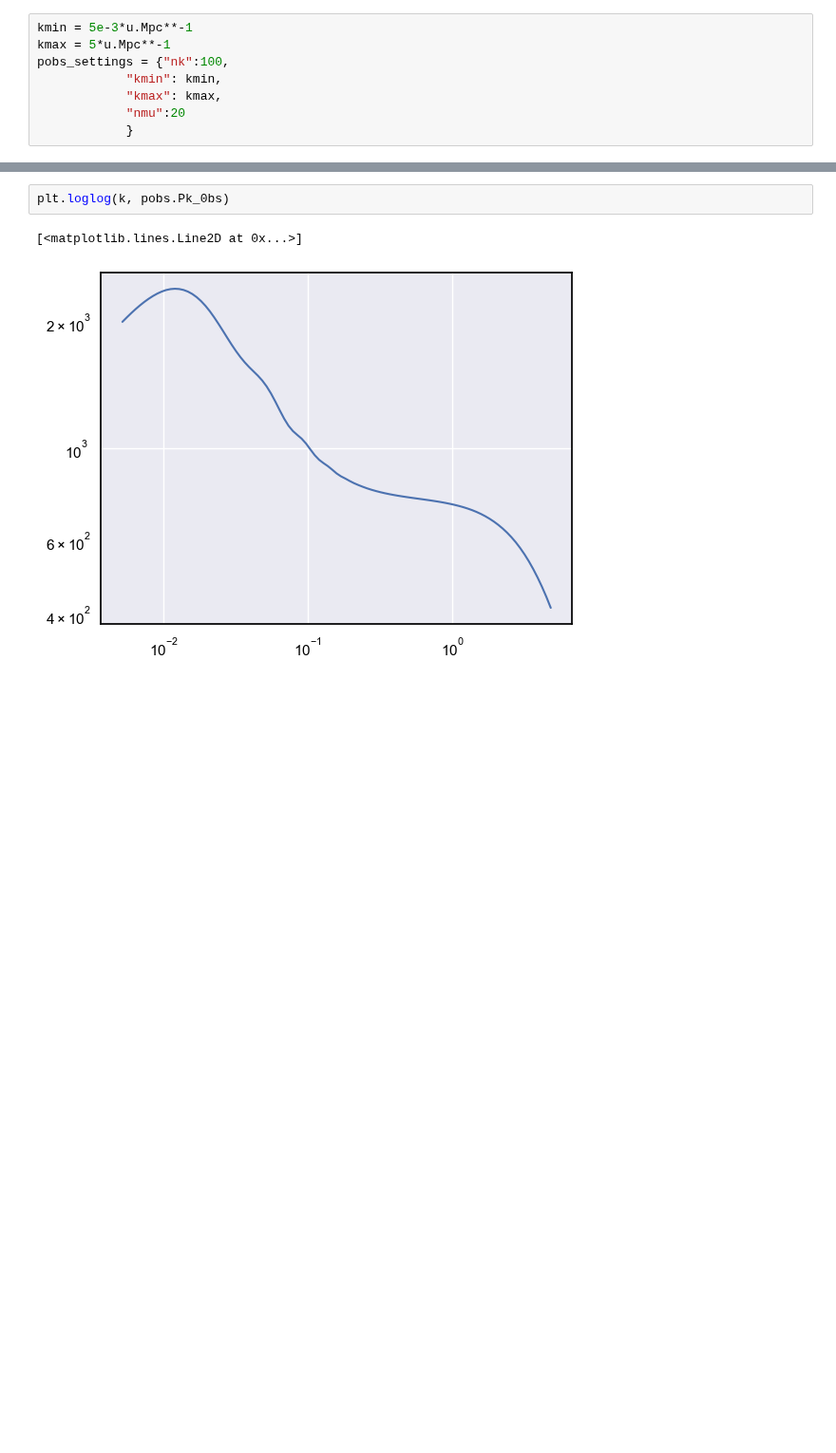
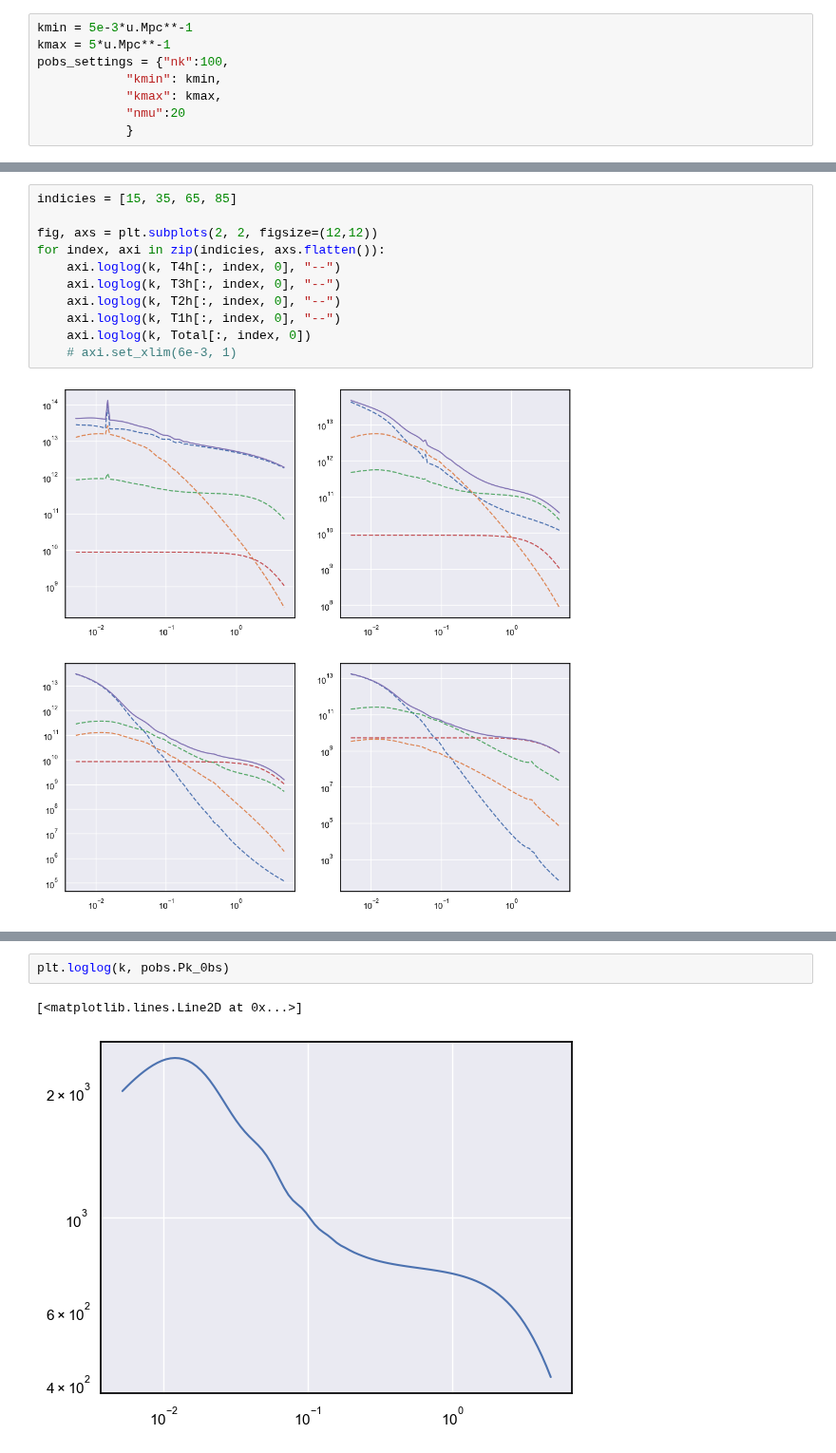
Before and after one commit to Sefa76/SSLimPy, a Jupyter notebook: notebooks/Trispectrum_RS.ipynb, the cells around one changed output, grey strips where cells are left out. Shown at 95% size. Drawn from its saved outputs; the diff is of its cells as text; blank space fills up the shorter version.

```diff
--- a/notebooks/Trispectrum_RS.ipynb
+++ b/notebooks/Trispectrum_RS.ipynb
@@ -138,0 +195,13 @@ Pk = pobs.cosmology.matpow(k, z, nonlinear=False, tracer="clustering")
+# %%
+indicies = [15, 35, 65, 85]
+
+fig, axs = plt.subplots(2, 2, figsize=(12,12))
+for index, axi in zip(indicies, axs.flatten()):
+    axi.loglog(k, T4h[:, index, 0], "--")
+    axi.loglog(k, T3h[:, index, 0], "--")
+    axi.loglog(k, T2h[:, index, 0], "--")
+    axi.loglog(k, T1h[:, index, 0], "--")
+    axi.loglog(k, Total[:, index, 0])
+    # axi.set_xlim(6e-3, 1)
+# %% [output]
+[figure, added]
```
Also changed, not shown: parts of 65 cells of this notebook, 1 other file.
